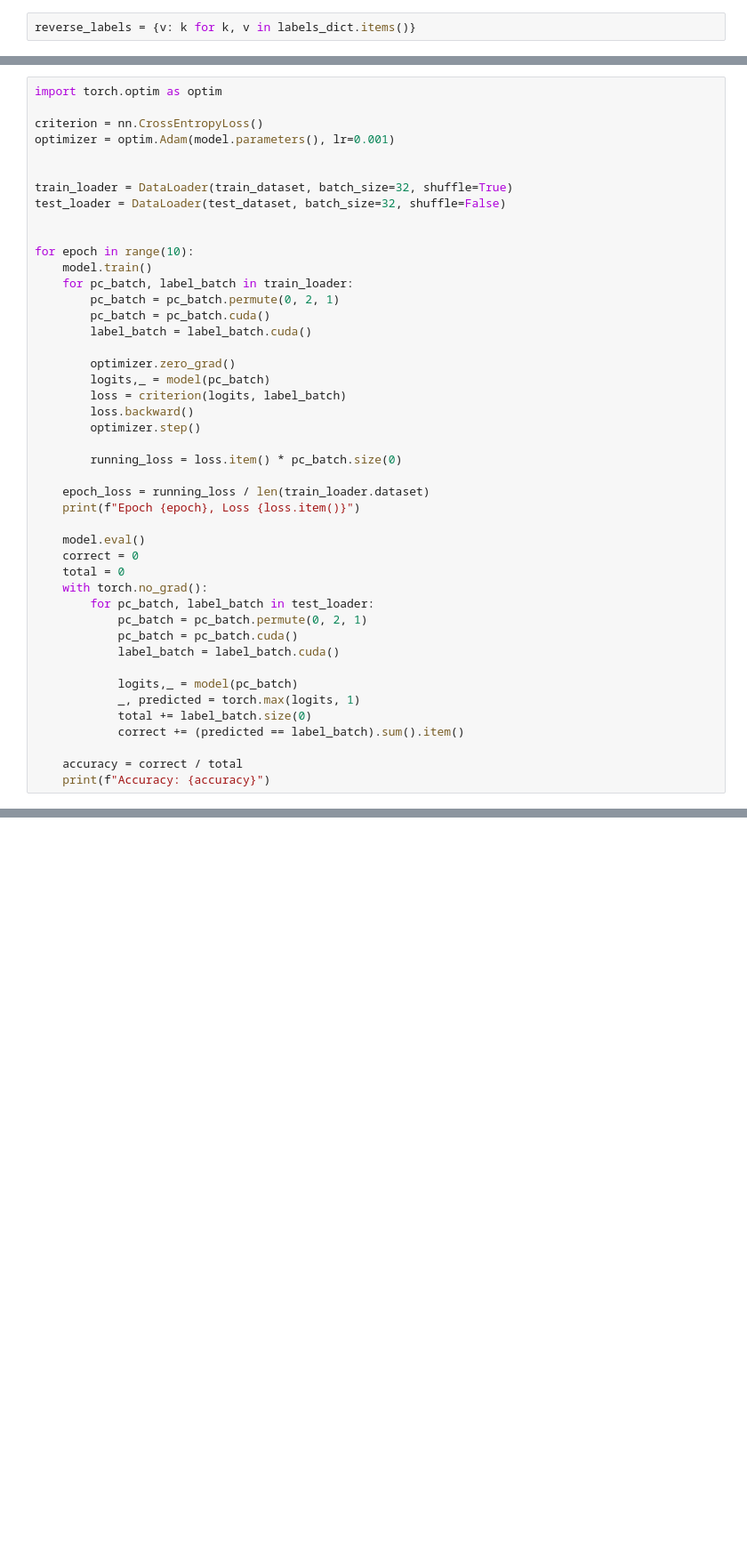
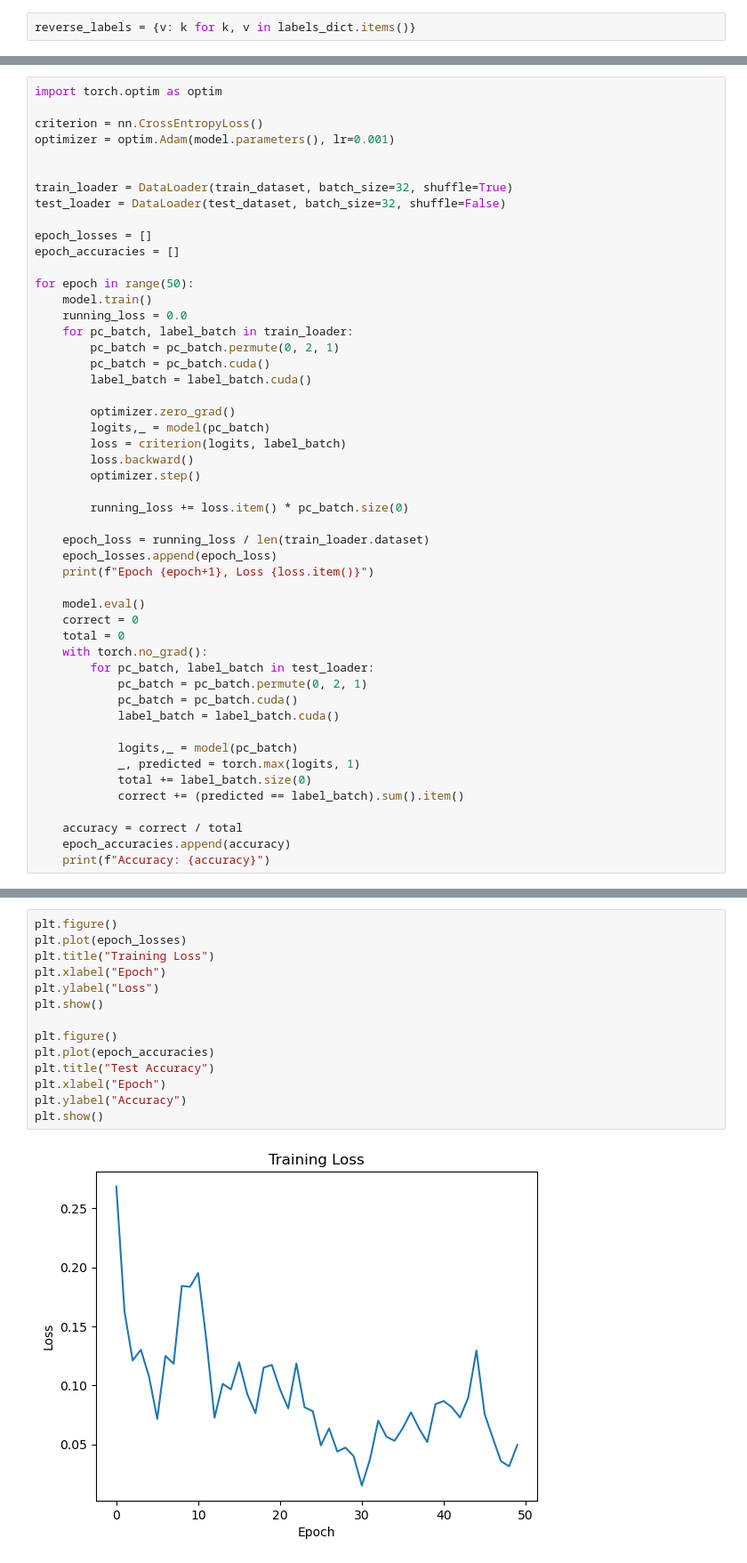
Before and after one commit to Qintao-Zhang/1508Project, a Jupyter notebook: PointNetpp.ipynb, the cells around one changed output, grey strips where cells are left out. Shown at 89% size. Drawn from its saved outputs; the diff is of its cells as text; blank space fills up the shorter version.

```diff
--- a/PointNetpp.ipynb
+++ b/PointNetpp.ipynb
@@ -205,9 +206,12 @@ optimizer = optim.Adam(model.parameters(), lr=0.001)
 train_loader = DataLoader(train_dataset, batch_size=32, shuffle=True)
 test_loader = DataLoader(test_dataset, batch_size=32, shuffle=False)
 
+epoch_losses = []
+epoch_accuracies = []
 
-for epoch in range(10):
+for epoch in range(50):
     model.train()
+    running_loss = 0.0
     for pc_batch, label_batch in train_loader:
         pc_batch = pc_batch.permute(0, 2, 1)
         pc_batch = pc_batch.cuda()
@@ -219,10 +223,11 @@ for epoch in range(10):
         loss.backward()
         optimizer.step()
 
-        running_loss = loss.item() * pc_batch.size(0)
+        running_loss += loss.item() * pc_batch.size(0)
 
     epoch_loss = running_loss / len(train_loader.dataset)
-    print(f"Epoch {epoch}, Loss {loss.item()}")
+    epoch_losses.append(epoch_loss)
+    print(f"Epoch {epoch+1}, Loss {loss.item()}")
 
     model.eval()
     correct = 0
@@ -239,5 +244,6 @@ for epoch in range(10):
             correct += (predicted == label_batch).sum().item()
 
     accuracy = correct / total
+    epoch_accuracies.append(accuracy)
     print(f"Accuracy: {accuracy}")
 # %% [output]
@@ -263,0 +267,16 @@ Accuracy: 0.6692913385826772
+# %%
+plt.figure()
+plt.plot(epoch_losses)
+plt.title("Training Loss")
+plt.xlabel("Epoch")
+plt.ylabel("Loss")
+plt.show()
+
+plt.figure()
+plt.plot(epoch_accuracies)
+plt.title("Test Accuracy")
+plt.xlabel("Epoch")
+plt.ylabel("Accuracy")
+plt.show()
+# %% [output]
+[figure, added]
```
Also changed, not shown: parts of 4 cells of this notebook.
